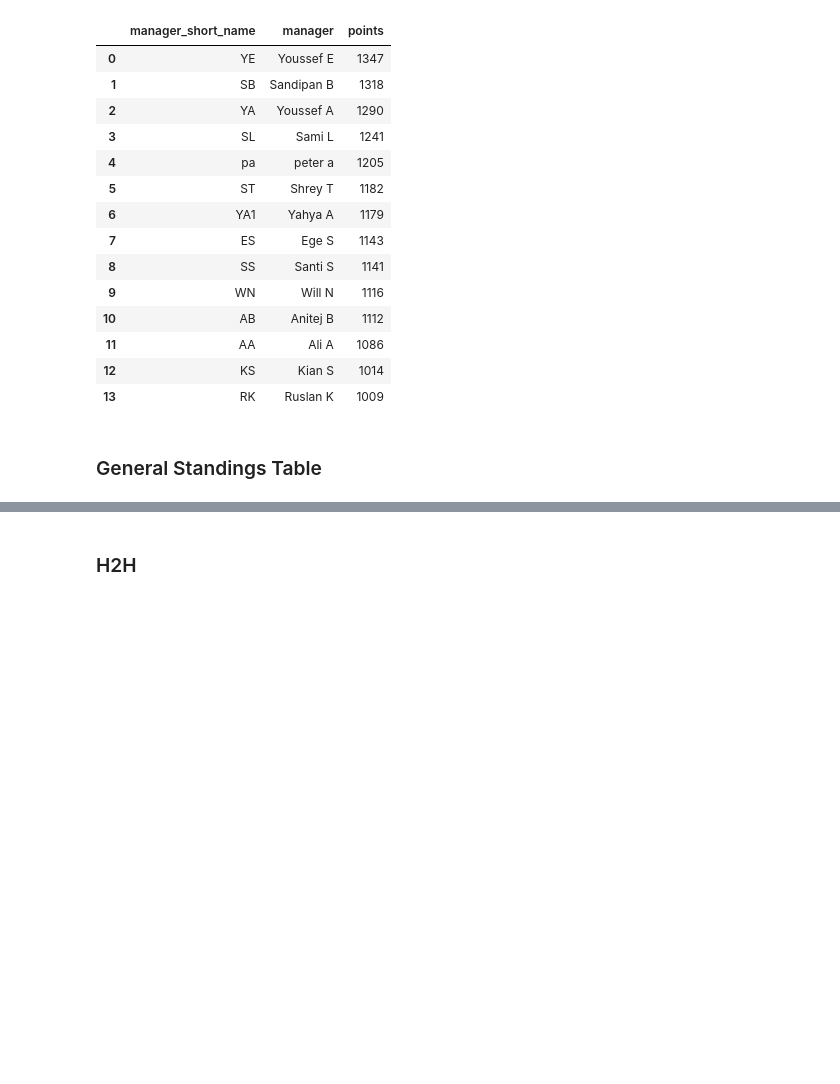
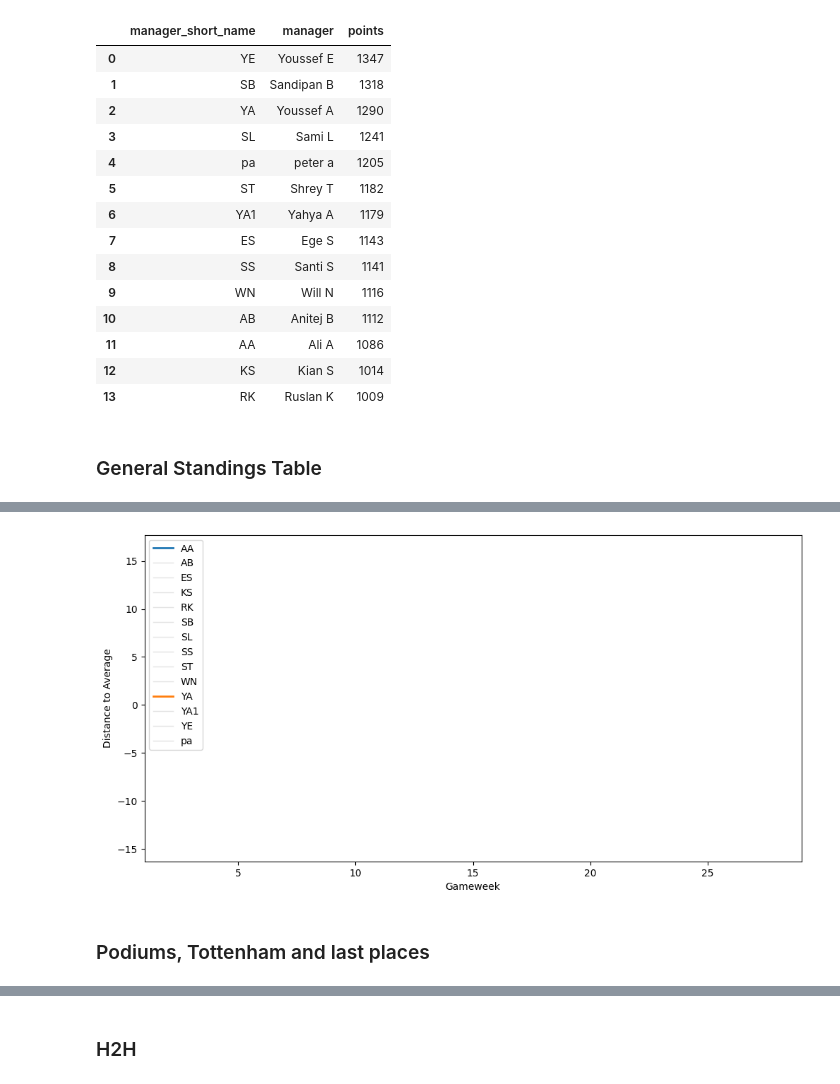
Before and after one commit to TheSantiagoSuarez/personal_projects, a Jupyter notebook: FPL_S3 v2/fpl_findings.ipynb, the cells around one changed output, grey strips where cells are left out. Drawn from its saved outputs; the diff is of its cells as text; code cells hidden in the pictures; blank space fills up the shorter version.

```diff
--- a/FPL_S3 v2/fpl_findings.ipynb
+++ b/FPL_S3 v2/fpl_findings.ipynb
@@ -79,0 +120,52 @@ standings_table
+# %%
+import numpy as np
+from scipy.interpolate import interp1d
+import matplotlib.pyplot as plt
+from matplotlib.animation import FuncAnimation
+
+highlighted_managers = ['AA', 'YA']
+
+# Interpolation setup
+original_x = avg_dist.index.values
+dense_x = np.linspace(original_x.min(), original_x.max(), 300)  # more frames
+
+# Interpolate data
+interpolated_data = {}
+for col in avg_dist.columns:
+    f = interp1d(original_x, avg_dist[col].values, kind='linear')
+    interpolated_data[col] = f(dense_x)
+
+# Plot setup
+fig, ax = plt.subplots(figsize=(12, 6))
+lines = {}
+for col in avg_dist.columns:
+    is_highlighted = col in highlighted_managers
+    color = None if is_highlighted else 'lightgrey'
+    lines[col] = ax.plot([], [], label=col, color=color,
+                         linewidth=2 if is_highlighted else 1,
+                         alpha=1.0 if is_highlighted else 0.6)[0]
+
+ax.set_xlim(dense_x.min(), dense_x.max())
+ax.set_ylim(avg_dist.min().min(), avg_dist.max().max())
+ax.legend(loc='upper left')
+ax.set_xlabel("Gameweek")
+ax.set_ylabel("Distance to Average")
+
+def init():
+    for line in lines.values():
+        line.set_data([], [])
+    return lines.values()
+
+def update(frame):
+    x_vals = dense_x[:frame]
+    for col in avg_dist.columns:
+        y_vals = interpolated_data[col][:frame]
+        lines[col].set_data(x_vals, y_vals)
+    return lines.values()
+
+ani = FuncAnimation(fig, update, frames=len(dense_x)+1, init_func=init,
+                    blit=True, interval=30, repeat=False)
+
+plt.show()
+# %% [output]
+[figure, added]
@@ -79,0 +174,2 @@ standings_table
+# %% [markdown]
+### Podiums, Tottenham and last places
```
Also changed, not shown: parts of 37 cells of this notebook, 8 other files.
